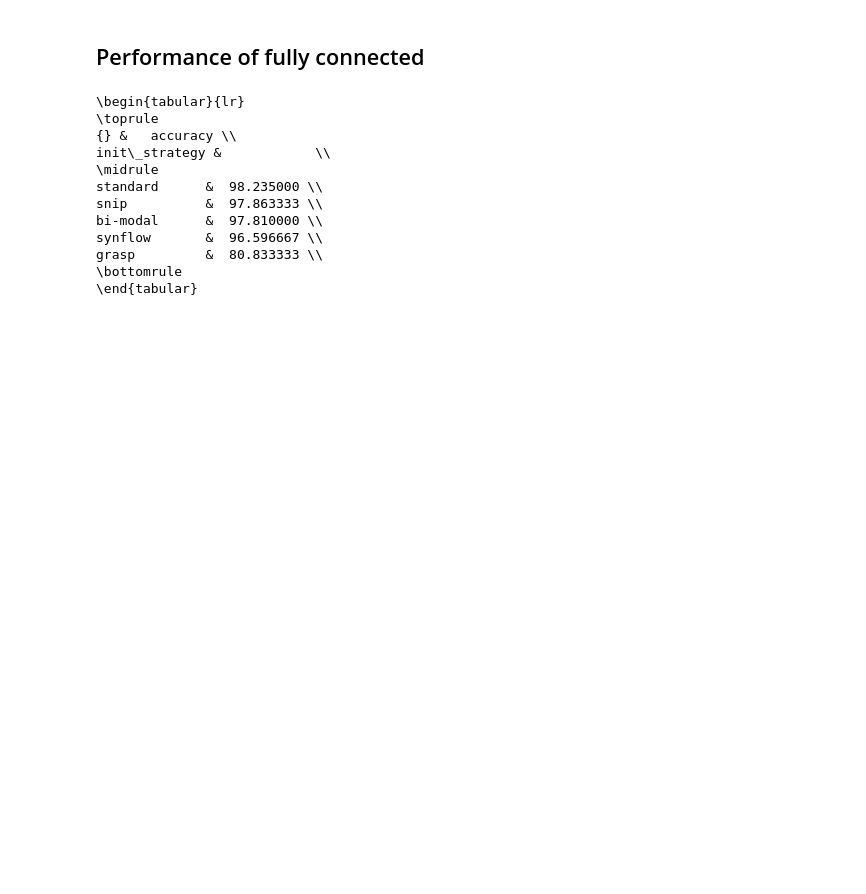
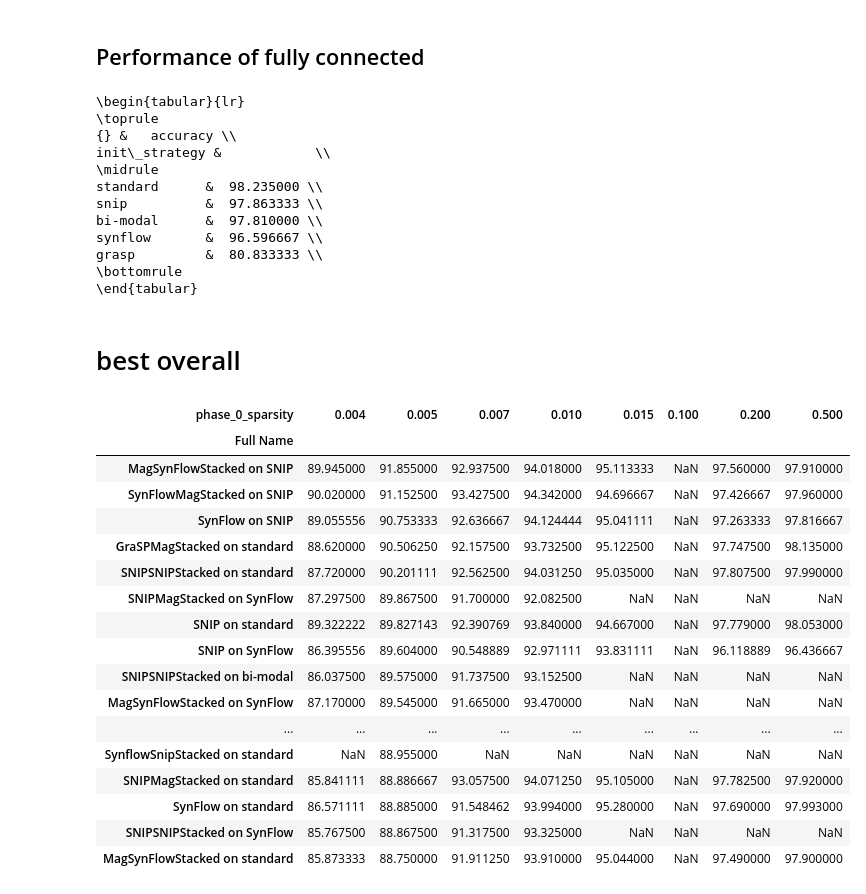
Before and after one commit to urbanlutz/BAIT, a Jupyter notebook: figures/thesis_figures_performance.ipynb, the cells around one changed output. Saved outputs shown, nothing was run; the diff lists cells and outputs as text; code cells hidden in the pictures; blank space fills up the shorter version.

```diff
--- a/figures/thesis_figures_performance.ipynb
+++ b/figures/thesis_figures_performance.ipynb
@@ -713,3 +701,39 @@ df = df.merge(df_grouped.query("init_strategy == 'standard'"), on=["repeat_nr",
 
 df = df.groupby(["phase_0_sparsity", "init_strategy", "phase_0_strategy"]).apply(lambda df: ttest_ind(df['accuracy'], df['accuracy_standard']).pvalue).reset_index().query("phase_0_sparsity not in [0.004, 1.0]")
 alpha = 0.05
+# %% [markdown]
+# best overall
+# %%
+df = load_csv().query("not phase_0_strategy.str.contains('Rand')").query("type_short == 'o10'")
+
+# df = df.query("type_short.str.startswith('o')")
+
+df["Full Name"] = df["phase_0_strategy"].apply(lambda x: transform_algos(x)) + " on " + df["init_strategy"].apply(lambda x: transform_algos(x))
+# g = plot_perf(df, col = "Full Name", col_order=None, hue="phase_0_strategy")
+df = df[["Full Name", "phase_0_sparsity", "accuracy"]].groupby(["Full Name","phase_0_sparsity"]).agg(["mean", "std", "count"]).sort_values(by=("accuracy", "mean"), ascending=False)
+# g.set(
+#     xlim=(1, 0.004),
+#     ylim=(0, 100),
+#     xscale="log",
+#     )
+
+df.reset_index().pivot(columns="phase_0_sparsity", index="Full Name", values=("accuracy", "mean")).sort_values(by=0.005, ascending=False)[:20]
+# %% [output]
+| phase_0_sparsity | 0.004 | 0.005 | 0.007 | 0.010 | 0.015 | 0.100 | 0.200 | 0.500 |
+| Full Name |  |  |  |  |  |  |  |  |
+| MagSynFlowStacked on SNIP | 89.945000 | 91.855000 | 92.937500 | 94.018000 | 95.113333 | NaN | 97.560000 | 97.910000 |
+| SynFlowMagStacked on SNIP | 90.020000 | 91.152500 | 93.427500 | 94.342000 | 94.696667 | NaN | 97.426667 | 97.960000 |
+| SynFlow on SNIP | 89.055556 | 90.753333 | 92.636667 | 94.124444 | 95.041111 | NaN | 97.263333 | 97.816667 |
+| GraSPMagStacked on standard | 88.620000 | 90.506250 | 92.157500 | 93.732500 | 95.122500 | NaN | 97.747500 | 98.135000 |
+| SNIPSNIPStacked on standard | 87.720000 | 90.201111 | 92.562500 | 94.031250 | 95.035000 | NaN | 97.807500 | 97.990000 |
+| SNIPMagStacked on SynFlow | 87.297500 | 89.867500 | 91.700000 | 92.082500 | NaN | NaN | NaN | NaN |
+| SNIP on standard | 89.322222 | 89.827143 | 92.390769 | 93.840000 | 94.667000 | NaN | 97.779000 | 98.053000 |
+| SNIP on SynFlow | 86.395556 | 89.604000 | 90.548889 | 92.971111 | 93.831111 | NaN | 96.118889 | 96.436667 |
+| SNIPSNIPStacked on bi-modal | 86.037500 | 89.575000 | 91.737500 | 93.152500 | NaN | NaN | NaN | NaN |
+| MagSynFlowStacked on SynFlow | 87.170000 | 89.545000 | 91.665000 | 93.470000 | NaN | NaN | NaN | NaN |
+| ... | ... | ... | ... | ... | ... | ... | ... | ... |
+| SynflowSnipStacked on standard | NaN | 88.955000 | NaN | NaN | NaN | NaN | NaN | NaN |
+| SNIPMagStacked on standard | 85.841111 | 88.886667 | 93.057500 | 94.071250 | 95.105000 | NaN | 97.782500 | 97.920000 |
+| SynFlow on standard | 86.571111 | 88.885000 | 91.548462 | 93.994000 | 95.280000 | NaN | 97.690000 | 97.993000 |
+| SNIPSNIPStacked on SynFlow | 85.767500 | 88.867500 | 91.317500 | 93.325000 | NaN | NaN | NaN | NaN |
+| MagSynFlowStacked on standard | 85.873333 | 88.750000 | 91.911250 | 93.910000 | 95.044000 | NaN | 97.490000 | 97.900000 |
```
Also changed, not shown: parts of 3 cells of this notebook, 32 other files.
